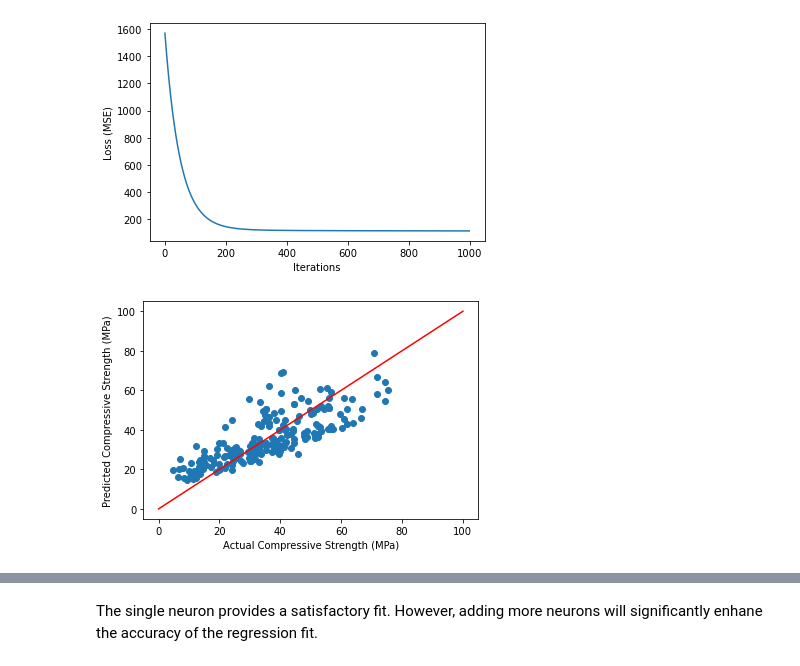
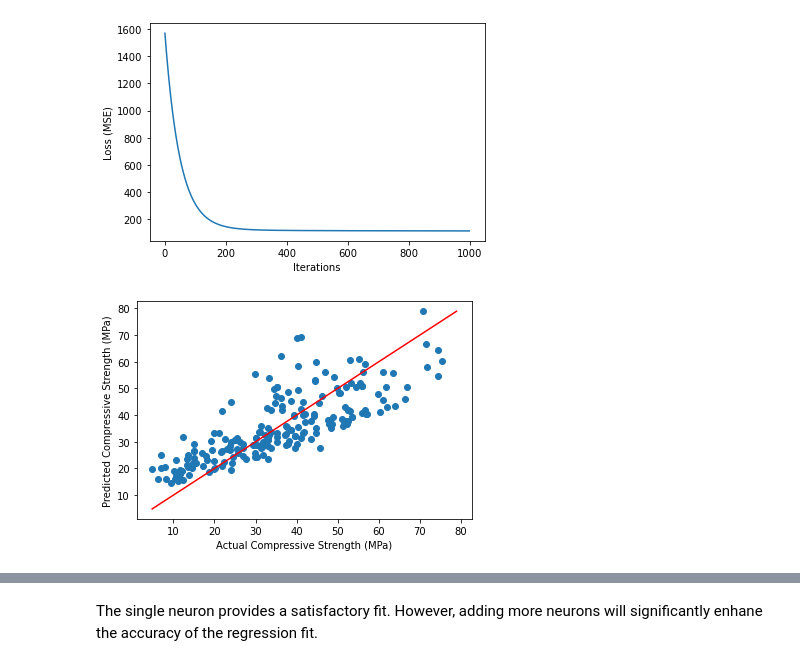
Before and after one commit to kashifliaqat/Data_Science_and_Machine-Learning, a Jupyter notebook: Supervised_Learning/3_Single_Neuron_Linear_Regression/regression.ipynb, the cells around one changed output, grey strips where cells are left out. Drawn from its saved outputs; the diff is of its cells as text; code cells hidden in the pictures.

Commit message:
correct plot

```diff
--- a/Supervised_Learning/3_Single_Neuron_Linear_Regression/regression.ipynb
+++ b/Supervised_Learning/3_Single_Neuron_Linear_Regression/regression.ipynb
@@ -110,9 +110,11 @@ plt.show()
 # %%
 # Plot actual vs predicted
 plt.scatter(y_test, y_pred)
-plt.plot([0, 100], [0, 100], color='red')
+p1 = max(max(y_test), max(y_pred))
+p2 = min(min(y_test), min(y_pred))
+plt.plot([p1, p2], [p1, p2], color='red')
 plt.xlabel('Actual Compressive Strength (MPa)')
 plt.ylabel('Predicted Compressive Strength (MPa)')
 plt.show()
 # %% [output]
-[figure, old version]
+[figure, new version]
```
Also changed, not shown: parts of 1 cell of this notebook.
